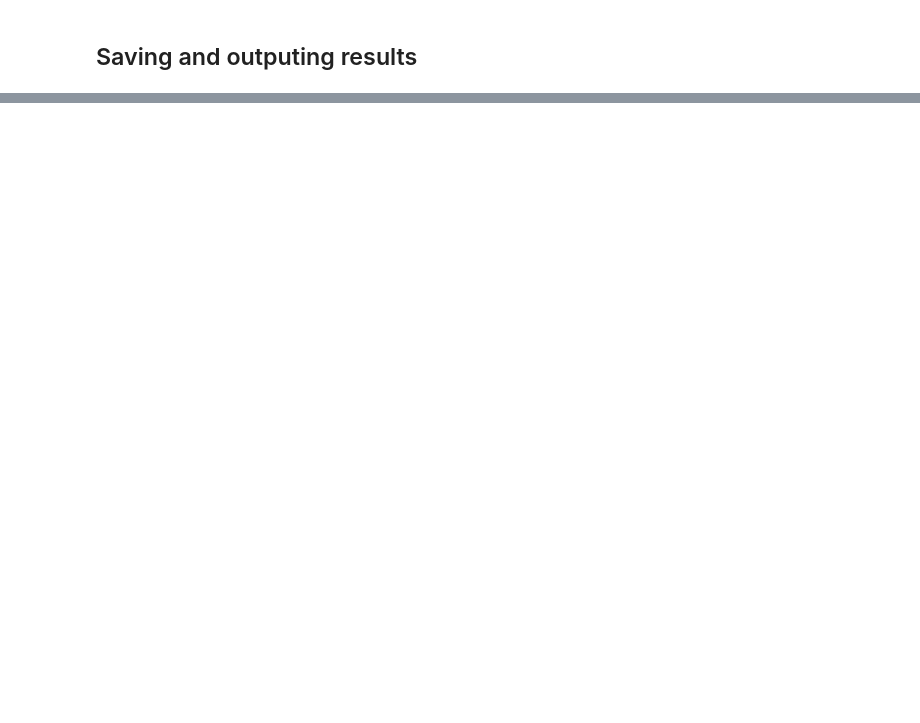
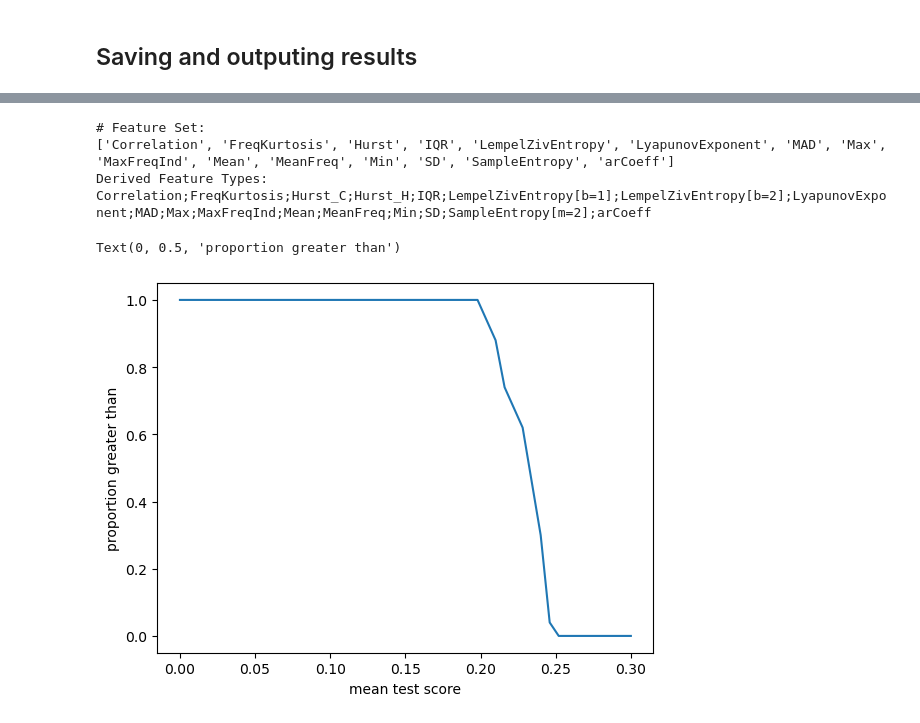
Before and after one commit to lukedickens/predicament, a Jupyter notebook: notebooks/featured_prediction.ipynb, the cells around one changed output, grey strips where cells are left out. Cells and saved outputs as stored; diff of their text form; code cells hidden in the pictures; blank space fills up the shorter version.

```diff
--- a/notebooks/featured_prediction.ipynb
+++ b/notebooks/featured_prediction.ipynb
@@ -157,7 +170,7 @@ param_scopes = {'layer1': Integer(low=10, high=100, prior='uniform', transform='
 # %% [markdown]
 ## Define data properties and data-split
 # %%
-feature_set = json.loads(featured_config['FEATURED']['feature_set'].replace("'",'"'))
+feature_set = featured_config['FEATURED']['feature_set']
 if use_only_ideal_features:
     feature_set = list(IDEAL_FEATURE_GROUP.intersection(feature_set))
 
@@ -184,6 +197,9 @@ feature_set = ['MAD', 'IQR', 'MeanFreq', 'arCoeff', 'Hurst', 'Mean', 'SD', 'MaxF
 # %% [markdown]
 ## Define and Execute hyperparameter search strategy
 # %%
+# fix to avoid error in BayesSearchCV.fit
+import numpy as np
+np.int = int
 
 def create_callback_and_storage(param_search):
     intermediate_results = []
@@ -207,21 +223,24 @@ param_search  = get_param_search_object(
     refit=False  # Ensure that the search does not refit the model with the best parameters found so far
 )
 
-if new_search:
-    on_step, intermediate_results = create_callback_and_storage(param_search)
+if use_callback:
+    if new_search:
+        on_step, intermediate_results = create_callback_and_storage(param_search)
+    else:
+        param_search.fit_params['search_results'] = intermediate_results
+    try:
+        # Fit the random search model
+        _ = param_search.fit(X=designmtx, y=labels, groups=group_assignments, callback=on_step)
+    except Exception as e:
+        print("Exception occurred:", str(e))
+    finally:
+        # Print or process intermediate results even if an error occurs
+        print("Intermediate Results:")
+        for i, (scores, params) in enumerate(intermediate_results):
+            print(f"Iteration {i + 1}: Scores - {scores}, Params - {params}")
+        new_search = False
+        random_state = np.random.randint(100000)
 else:
-    param_search.fit_params['search_results'] = intermediate_results
-try:
-    # Fit the random search model
-    _ = param_search.fit(X=designmtx, y=labels, groups=group_assignments, callback=on_step)
-except Exception as e:
-    print("Exception occurred:", str(e))
-finally:
-    # Print or process intermediate results even if an error occurs
-    print("Intermediate Results:")
-    for i, (scores, params) in enumerate(intermediate_results):
-        print(f"Iteration {i + 1}: Scores - {scores}, Params - {params}")
-    new_search = False
-    random_state = np.random.randint(100000)
+    _ = param_search.fit(X=designmtx, y=labels, groups=group_assignments)
 # %% [output]
 Fitting 12 folds for each of 1 candidates, totalling 12 fits
@@ -302,12 +331,43 @@ _ = output_model_best_from_results(result_df)
+# %%
+label_cols = featured_config['WINDOWED']['label_cols']
+feature_types = list(feature_set)
+feature_types.sort()
+print(f"# Feature Set:\n{feature_types}")
+derived_feature_names = []
+derived_feature_types = set([])
+for f in featured_df.columns:
+    if f in label_cols:
+        continue
+    elif (f[-1] == ']'):
+        if (f[:-1].rstrip('0123456789')[-1] == '['):
+            f = f[:-1].rstrip('0123456789')[:-1]
+    else:
+        f = f.rstrip('0123456789')
+    for type_ in feature_set:
+        if f.startswith(type_):
+            derived_feature_types.add(f)
+            break
+derived_feature_types = list(derived_feature_types)
+derived_feature_types.sort()
+output = ';'.join(derived_feature_types)
+print(f"Derived Feature Types:\n{output}")
+# %% [output]
+# Feature Set:
+['Correlation', 'FreqKurtosis', 'Hurst', 'IQR', 'LempelZivEntropy', 'LyapunovExponent', 'MAD', 'Max', 'MaxFreqInd', 'Mean', 'MeanFreq', 'Min', 'SD', 'SampleEntropy', 'arCoeff']
+Derived Feature Types:
+Correlation;FreqKurtosis;Hurst_C;Hurst_H;IQR;LempelZivEntropy[b=1];LempelZivEntropy[b=2];LyapunovExponent;MAD;Max;MaxFreqInd;Mean;MeanFreq;Min;SD;SampleEntropy[m=2];arCoeff
 # %%
-thresholds = np.linspace(0,0.25,51)
+thresholds = np.linspace(0,0.3,51)
 N = len(result_df)
 props = np.empty(thresholds.size)
 for t, thresh in enumerate(thresholds):
     count = np.sum(result_df['mean_test_score'] > thresh)
     props[t] = count/N
 plt.plot(thresholds, props)
 plt.xlabel("mean test score")
 plt.ylabel("proportion greater than")
+# %% [output]
+Text(0, 0.5, 'proportion greater than')
+[figure, added]
 # %%
 result_df.columns
```
Also changed, not shown: parts of 17 cells of this notebook, 10 other files.
